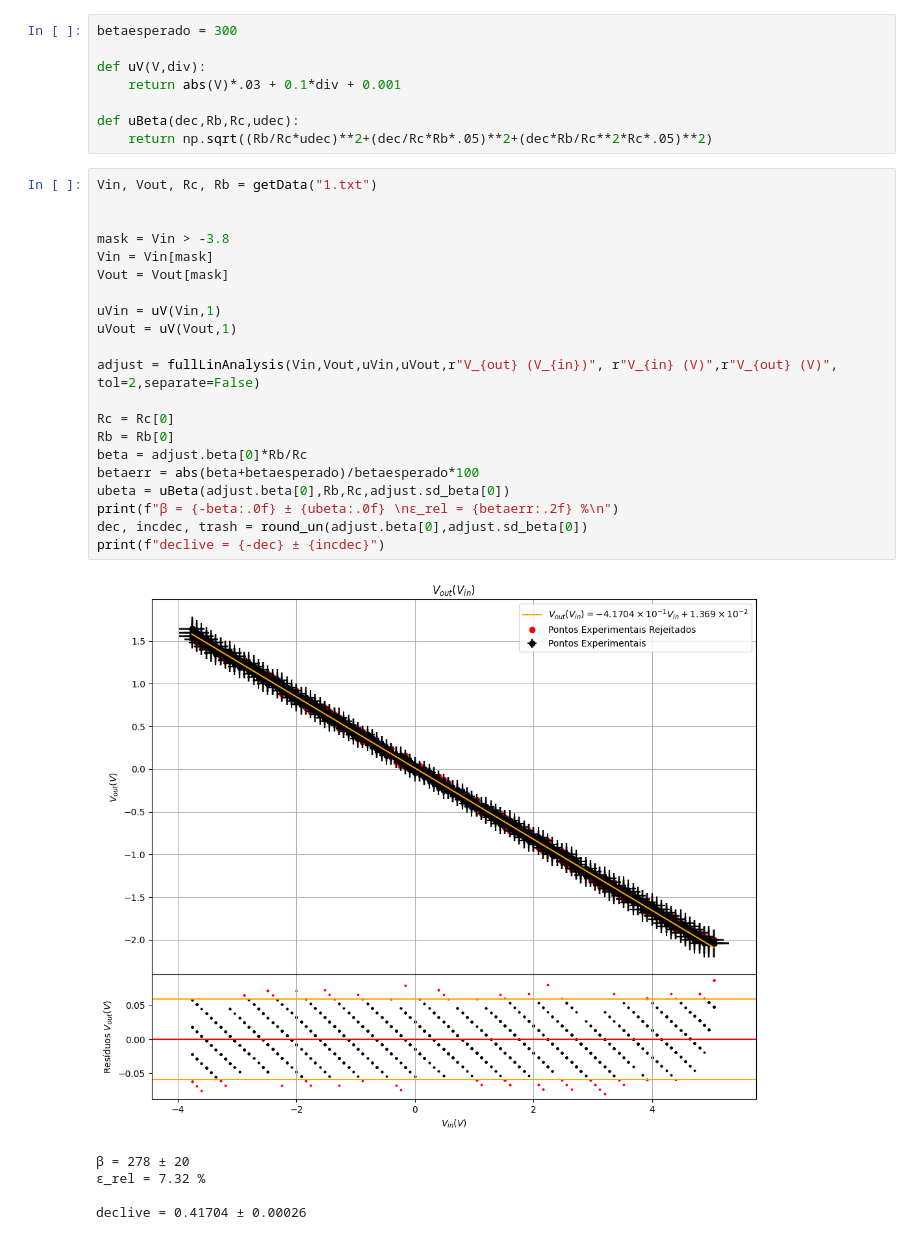
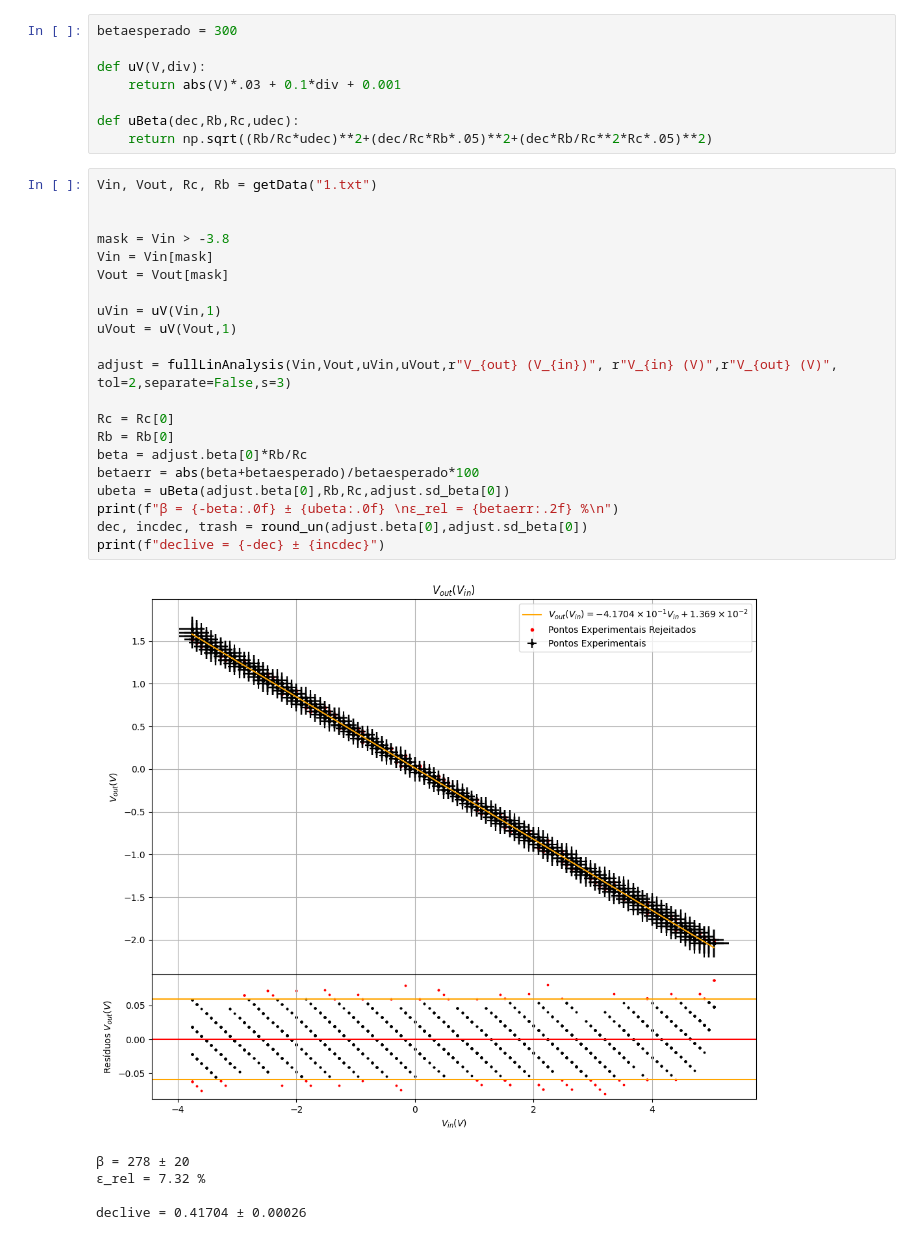
Before and after one commit to tivg0/labs-II, a Jupyter notebook: eletr/semana4/transistores.ipynb, the cells around one changed output. Saved outputs shown, nothing was run; the diff lists cells and outputs as text.

```diff
--- a/eletr/semana4/transistores.ipynb
+++ b/eletr/semana4/transistores.ipynb
@@ -16,26 +16,26 @@ def uBeta(dec,Rb,Rc,udec):
 # %%
 Vin, Vout, Rc, Rb = getData("1.txt")
 
 
 mask = Vin > -3.8
 Vin = Vin[mask]
 Vout = Vout[mask]
 
 uVin = uV(Vin,1)
 uVout = uV(Vout,1)
 
-adjust = fullLinAnalysis(Vin,Vout,uVin,uVout,r"V_{out} (V_{in})", r"V_{in} (V)",r"V_{out} (V)", tol=2,separate=False)
+adjust = fullLinAnalysis(Vin,Vout,uVin,uVout,r"V_{out} (V_{in})", r"V_{in} (V)",r"V_{out} (V)", tol=2,separate=False,s=3)
 
 Rc = Rc[0]
 Rb = Rb[0]
 beta = adjust.beta[0]*Rb/Rc
 betaerr = abs(beta+betaesperado)/betaesperado*100
 ubeta = uBeta(adjust.beta[0],Rb,Rc,adjust.sd_beta[0])
 print(f"β = {-beta:.0f} ± {ubeta:.0f} \nε_rel = {betaerr:.2f} %\n")
 dec, incdec, trash = round_un(adjust.beta[0],adjust.sd_beta[0])
 print(f"declive = {-dec} ± {incdec}")
 # %% [output]
-[figure, old version]
+[figure, new version]
 β = 278 ± 20
 ε_rel = 7.32 %
 
```
Also changed, not shown: parts of 2 cells of this notebook.
